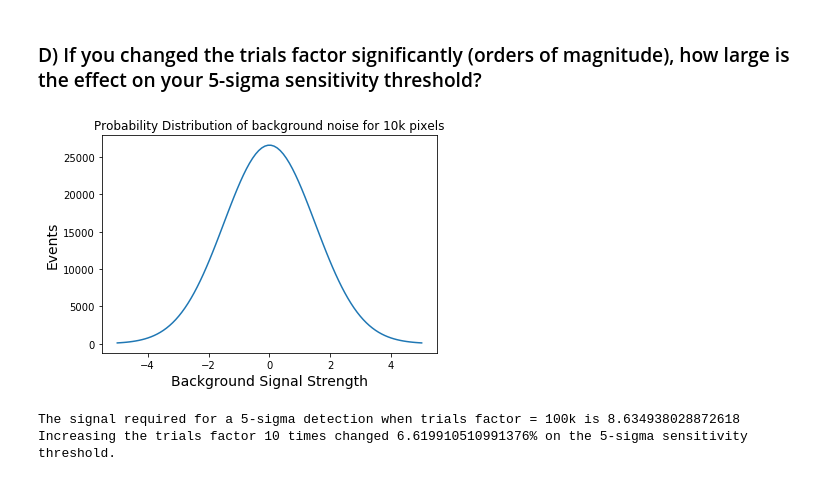
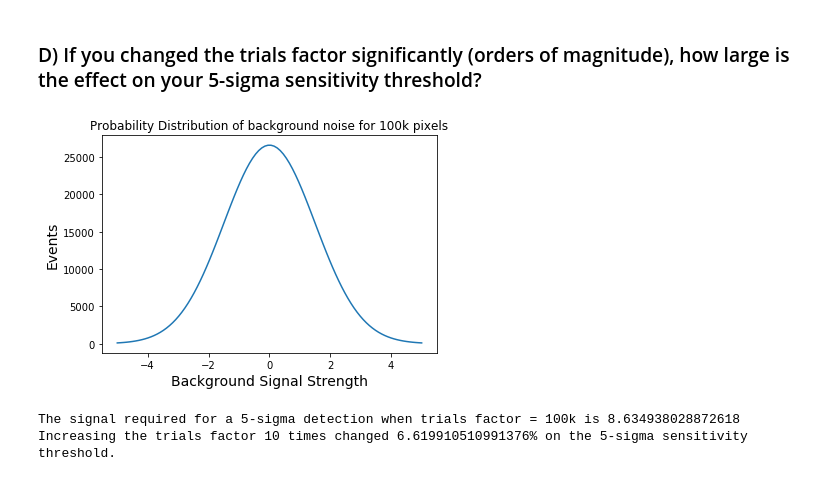
Before and after one commit to an9elaxz/PHYS-434, a Jupyter notebook: Lab2.ipynb, the cells around one changed output. Cells and saved outputs as stored; diff of their text form; code cells hidden in the pictures.

```diff
--- a/Lab2.ipynb
+++ b/Lab2.ipynb
@@ -517,13 +527,13 @@ The sensitivity penalty due to a trials factor is low because we have a Gaussian
 # %% [markdown]
 ### D) If you changed the trials factor significantly (orders of magnitude), how large is the effect on your 5-sigma sensitivity threshold?
 # %%
-# plot the probability distribution of the background for 10k pixels here again
+# plot the probability distribution of the background for 100k pixels here again
 plt.plot(x,gaus_pdf*100000);
-plt.title("Probability Distribution of background noise for 10k pixels");
+plt.title("Probability Distribution of background noise for 100k pixels");
 plt.xlabel("Background Signal Strength", fontsize = 14);
 plt.ylabel("Events", fontsize = 14);
 # %% [output]
-[figure, old version]
+[figure, new version]
 # %%
 # Integrate the standard normal distribution using stats.norm.cdf() in scipy
 # convert sigma to probability
```
Also changed, not shown: parts of 13 cells of this notebook.
